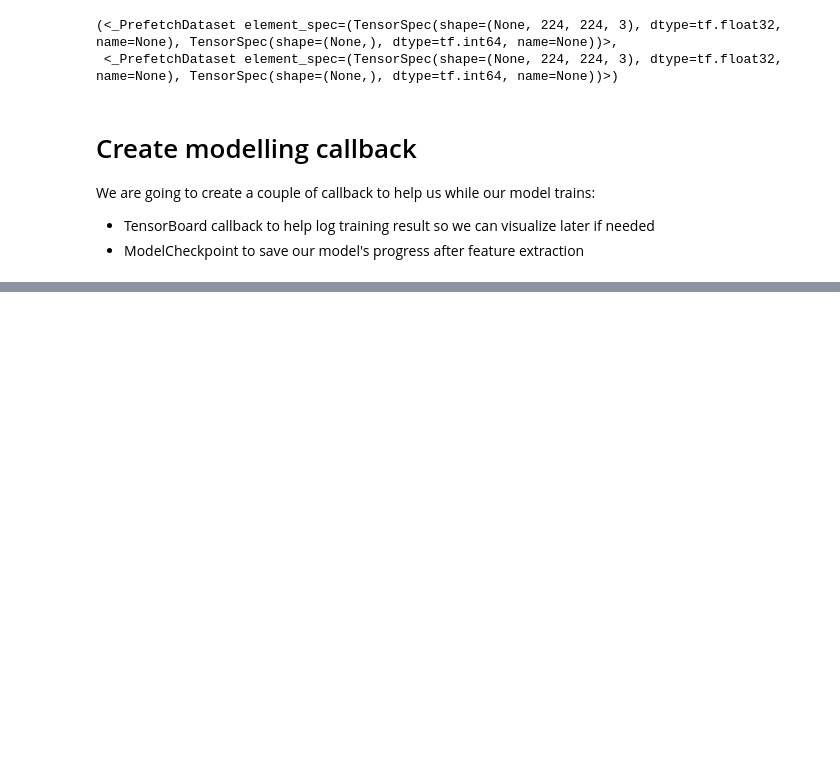
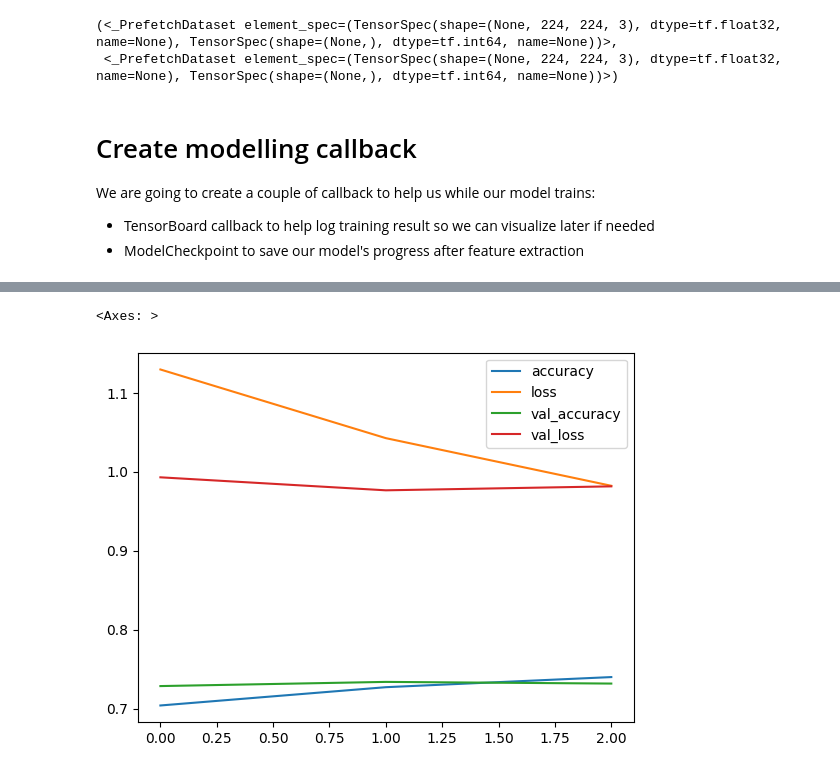
Before and after one commit to nawroz-m/ML_learning, a Jupyter notebook: food_vision.ipynb, the cells around one changed output, grey strips where cells are left out. Cells and saved outputs as stored; diff of their text form; code cells hidden in the pictures; blank space fills up the shorter version.

Commit message:
build & train the feature extraction model

```diff
--- a/food_vision.ipynb
+++ b/food_vision.ipynb
@@ -227,7 +229,7 @@ def create_tensorboard_callback(path, experiment):
   return tf.keras.callbacks.TensorBoard(log_dir=final_path)
 # %%
 # create a tensorflow Checkpoint callbacks to save the model progress
-base_epoch=5
+base_epoch=3
 checkpoint_filepath = '/ckpt/checkpoint.weights.h5'
 create_model_checkpoint = tf.keras.callbacks.ModelCheckpoint(filepath=checkpoint_filepath,
                                                              monitor='val_acc', # save the model which have the highest accuracy
@@ -265,0 +268,20 @@ Sun Dec  7 09:49:39 2025
+# %%
+IMAGE_SIZE=(224, 224)
+output_units = len(class_names)
+# Get the base model
+base_model = tf.keras.applications.EfficientNetB0(include_top=False, weights='imagenet')
+# Freez the base model to make sure the layers remain unchanged while training
+base_model.trainable = False
+# Create an inputs layer to the model
+input = tf.keras.layers.Input(shape=(IMAGE_SIZE+(3,)), name='input_layer')
+# Add input to the base model
+x = base_model(input, training=False) # Make sure layers which should be in inferance stay as it is
+print(f'The base_model shape before global average pooling {x.shape}')
+# Add Global average pooling 2D to the layer, to make the base_model output compatible with new one
+x = tf.keras.layers.GlobalAveragePooling2D()(x)
+print(f'The base_model shape after adding GlobalAveragePooling2D {x.shape}')
+# Create an output layer
+x = tf.keras.layers.Dense(output_units)(x)
+output = tf.keras.layers.Activation(tf.keras.activations.softmax, dtype=tf.float32, name='softmax_float32')(x)
+# Build the headless model
+model_0 = tf.keras.Model(inputs=input, outputs=output)
@@ -265,0 +316,5 @@ Sun Dec  7 09:49:39 2025
+# %%
+# compile the model
+model_0.compile(optimizer=tf.keras.optimizers.Adam(),
+                loss=tf.keras.losses.SparseCategoricalCrossentropy(), # since our label is in integer type
+                metrics=['accuracy'])
@@ -265,0 +367,8 @@ Sun Dec  7 09:49:39 2025
+# %%
+# Fit the feature extraction model
+history_0 = model_0.fit(train_data,
+                        epochs=base_epoch,
+                        callbacks=[create_tensorboard_callback('training_logs', 'efficientnetb0_feature_extraction'), create_model_checkpoint],
+                        validation_data=test_data,
+                        steps_per_epoch=(len(train_data)),
+                        validation_steps=int(0.15 * len(test_data)))
@@ -265,0 +390,6 @@ Sun Dec  7 09:49:39 2025
+# %%
+import pandas as pd
+pd.DataFrame(history_0.history).plot()
+# %% [output]
+<Axes: >
+[figure, added]
```
Also changed, not shown: parts of 23 cells of this notebook.
